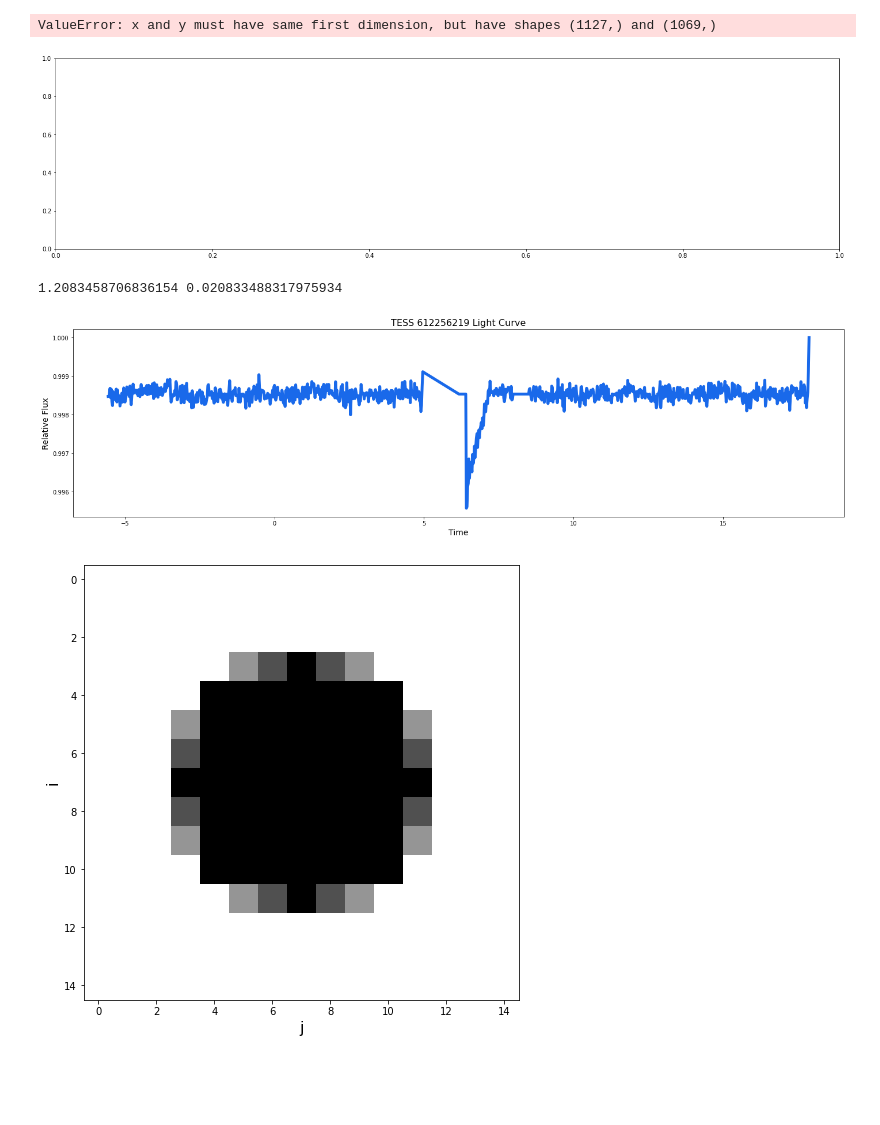
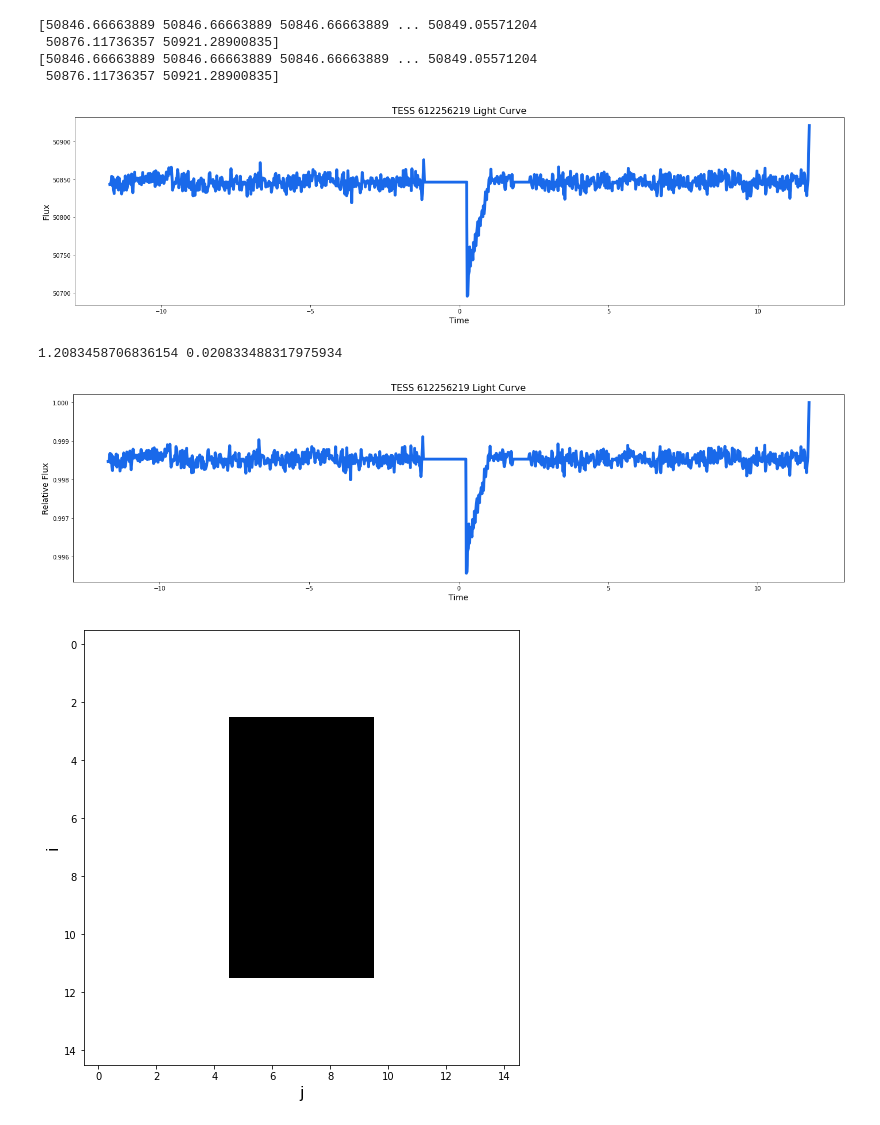
Before and after one commit to joshua-bromley/tessSignalInjection, a Jupyter notebook: lightCurveSums/injectNoise.ipynb, the cells around one changed output. Saved outputs shown, nothing was run; the diff lists cells and outputs as text; code cells hidden in the pictures; blank space fills up the shorter version.

Commit message:
Fixed cutLightCurve to remove gaps in time array

```diff
--- a/lightCurveSums/injectNoise.ipynb
+++ b/lightCurveSums/injectNoise.ipynb
@@ -17,33 +17,19 @@ data = pickle.load(fp)
 fp.close()
 # %%
 def cutLightCurve(times, lc, t0, t1):
-    floor = False
-    ceil = False
     med = np.median(lc)
-    for i in times:
-        if i > t0 and floor == False:
-            floor = i
-        if i > t1 and ceil == False:
-            ceil = i
-    if ceil == False:
-        ceil = times[len(times)-1]
     dif = times[1]-times[0]
-    newTimes = np.arange(floor,ceil+dif,dif)
+    newTimes = []
     newLc = []
-
-    for i in range(len(times)):
+    i = 0
+    while i < len(times):
         if times[i] > t0 and times[i] < t1:
-            exist = False
-            for j in newTimes:
-                if times[i] == j:
-                    exist = True
-            if exist == True:
-                newLc.append(lc[i])
-            elif exist == False:
-                times.itemset(i, 0)
-                lc.itemset(i,med)
-                newLc.append(lc[i])
-
+            if times[i] - times[i-1] > 2*dif:
+                times = np.insert(times, i, times[i-1]+dif)
+                lc = np.insert(lc,i,med)
+            newTimes.append(times[i])
+            newLc.append(lc[i])
+        i += 1
 
     return newTimes,newLc
 # %%
@@ -70,25 +56,28 @@ def ebtSumLightCurves(trueLC, genLC): ##Sums a true light curve and a generated
 # %%
 q = data[11]
 times = data[6]
 lc = data[8]
 medLc = np.median(lc)
 for i in range(len(lc)):
     if q[i] != 0:
         lc[i] = medLc
 
 cutTimes, cutLc = cutLightCurve(times, lc, 1545, 1600)
-midTime = np.percentile(cutTimes,25)
+midTime = np.percentile(cutTimes,50)
 cutTimes = cutTimes - midTime
 
 fig, ax = plt.subplots(1,1,figsize=(24,6))
 ax.plot(cutTimes,cutLc,color="#1969ea",ls="-",lw=5)
 plt.xlabel("Time",fontsize=14)
 plt.ylabel("Flux",fontsize=14)
 plt.title(r"TESS 612256219 Light Curve",fontsize=16)
 plt.show()
 # %% [output]
-ValueError: x and y must have same first dimension, but have shapes (1127,) and (1069,)
+[50846.66663889 50846.66663889 50846.66663889 ... 50849.05571204
+ 50876.11736357 50921.28900835]
+[50846.66663889 50846.66663889 50846.66663889 ... 50849.05571204
+ 50876.11736357 50921.28900835]
-[figure, old version]
+[figure, new version]
 # %%
 dif = []
 for i in range(len(times)):
@@ -108,24 +97,20 @@ plt.ylabel("Relative Flux",fontsize=14)
 plt.title(r"TESS 612256219 Light Curve",fontsize=16)
 plt.show()
 # %% [output]
-[figure, old version]
+[figure, new version]
 # %%
 times = np.linspace(-10.0,10.0,500)
 
 planetGrid = np.zeros((30,30))
-planetGrid[6:24,13:17] = 1
-planetGrid[13:17,6:24] = 1
-planetGrid[7:23,10:20] = 1
-planetGrid[10:20,7:23] = 1
-planetGrid[8:22,8:22] = 1
-planetGrid[9:21,9:21] = 1
+planetGrid[6:24,10:20] = 1
+
 
 
 planet = TransitingImage(opacitymat = planetGrid, lowres = 15, lowrestype="mean",lowresround = False, v = 1, t_ref = 0, t_arr = cutTimes)
 
 planet.plot_grid()
 # %% [output]
-[figure, old version]
+[figure, new version]
 # %%
 planetLC, overlapTimes = planet.gen_LC(t_arr = cutTimes)
 
```
Also changed, not shown: parts of 3 cells of this notebook.
